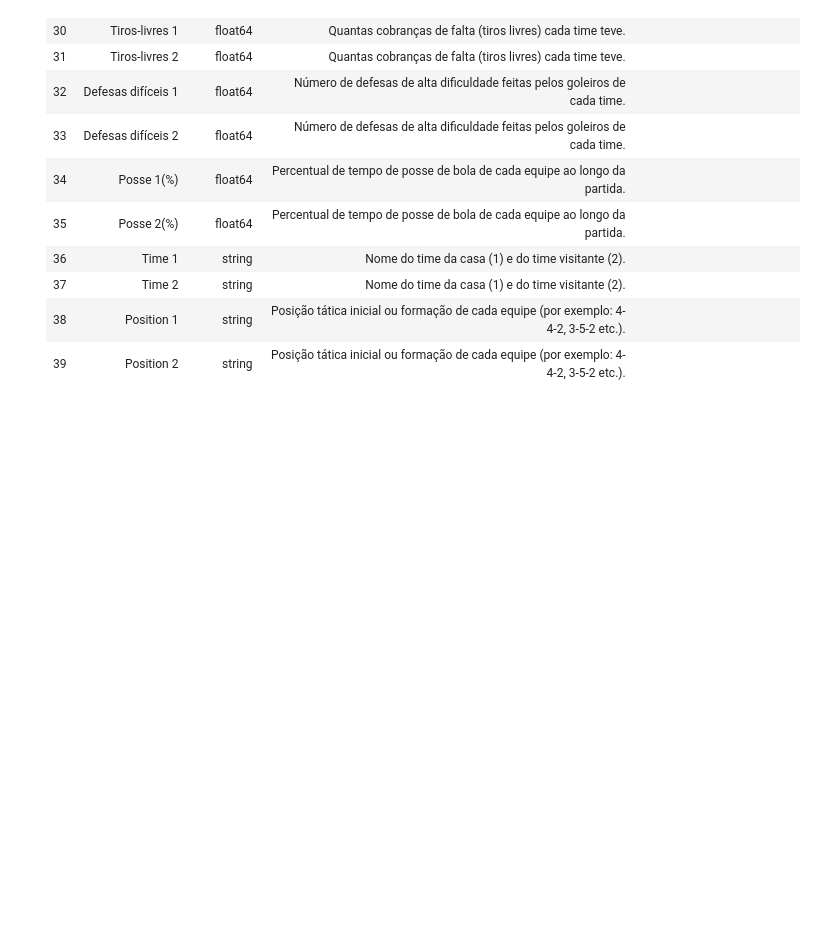
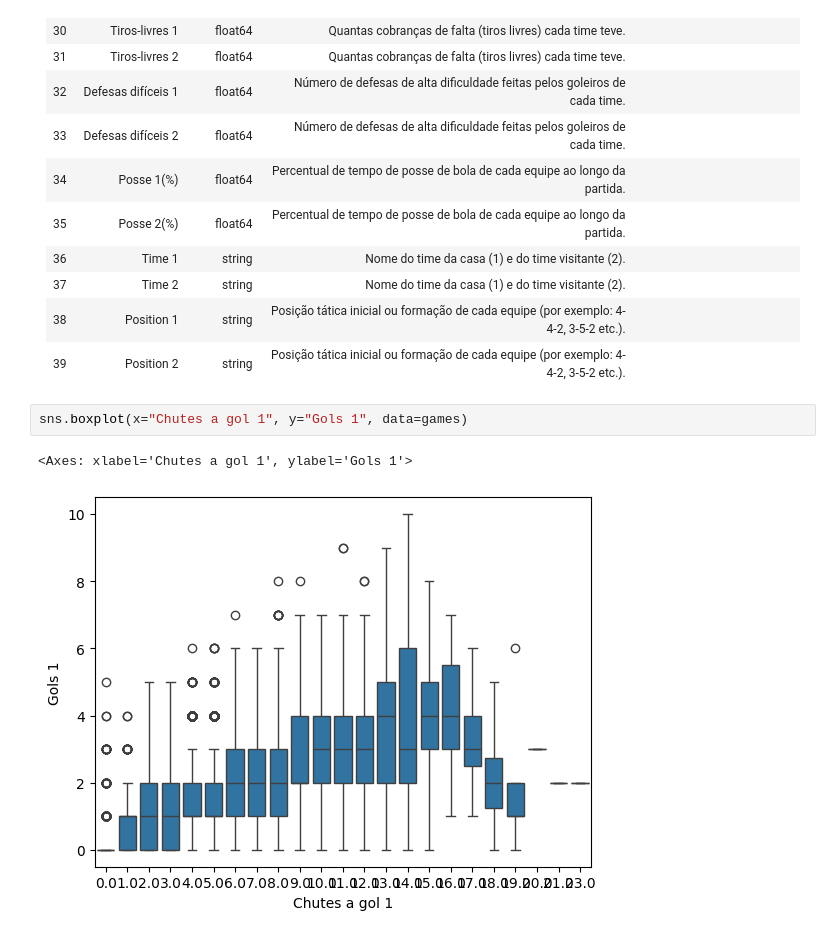
Before and after one commit to carloshnp/PS-2025.1, a Jupyter notebook: data_check.ipynb, the cells around one changed output. Drawn from its saved outputs; the diff is of its cells as text; blank space fills up the shorter version.

Commit message:
feat: data check for univariate analysis

```diff
--- a/data_check.ipynb
+++ b/data_check.ipynb
@@ -650,3 +686,8 @@ Tabela de frequência da variável categórica (com percentuais e total): Positi
 | 37 | Time 2              | string          | Nome do time da casa (1) e do time visitante (2).                                                     |                       |                                 |
 | 38 | Position 1          | string          | Posição tática inicial ou formação de cada equipe (por exemplo: 4-4-2, 3-5-2 etc.).                   |                       |                                 |
 | 39 | Position 2          | string          | Posição tática inicial ou formação de cada equipe (por exemplo: 4-4-2, 3-5-2 etc.).                   |                       |                                 |
+# %%
+sns.boxplot(x="Chutes a gol 1", y="Gols 1", data=games)
+# %% [output]
+<Axes: xlabel='Chutes a gol 1', ylabel='Gols 1'>
+[figure, added]
```
Also changed, not shown: parts of 24 cells of this notebook, 1 other file.
